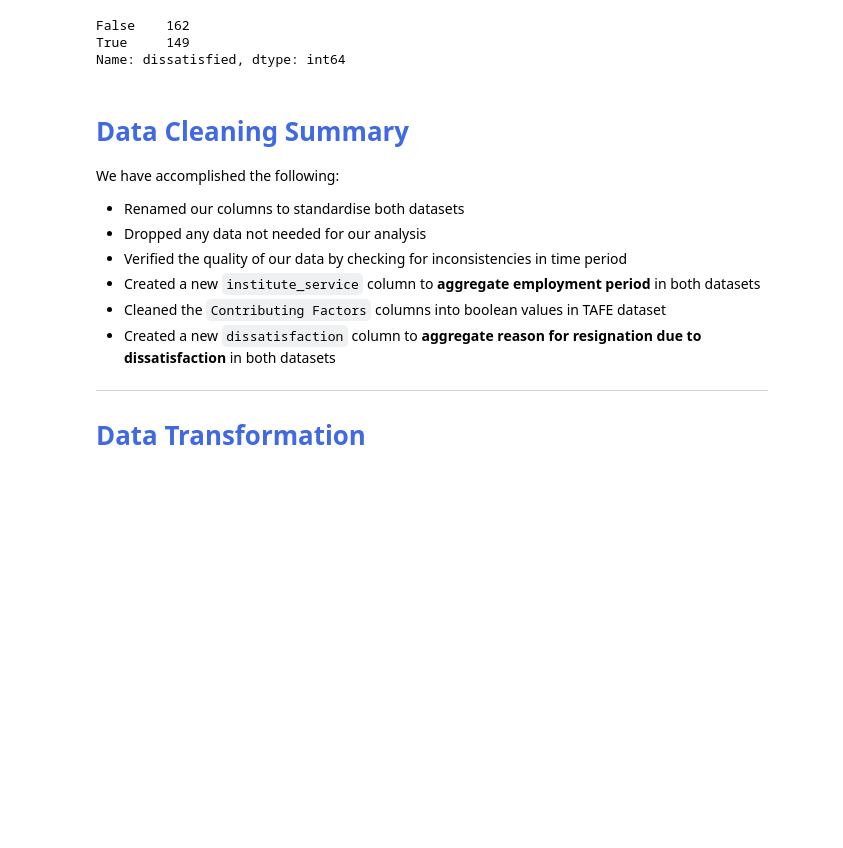
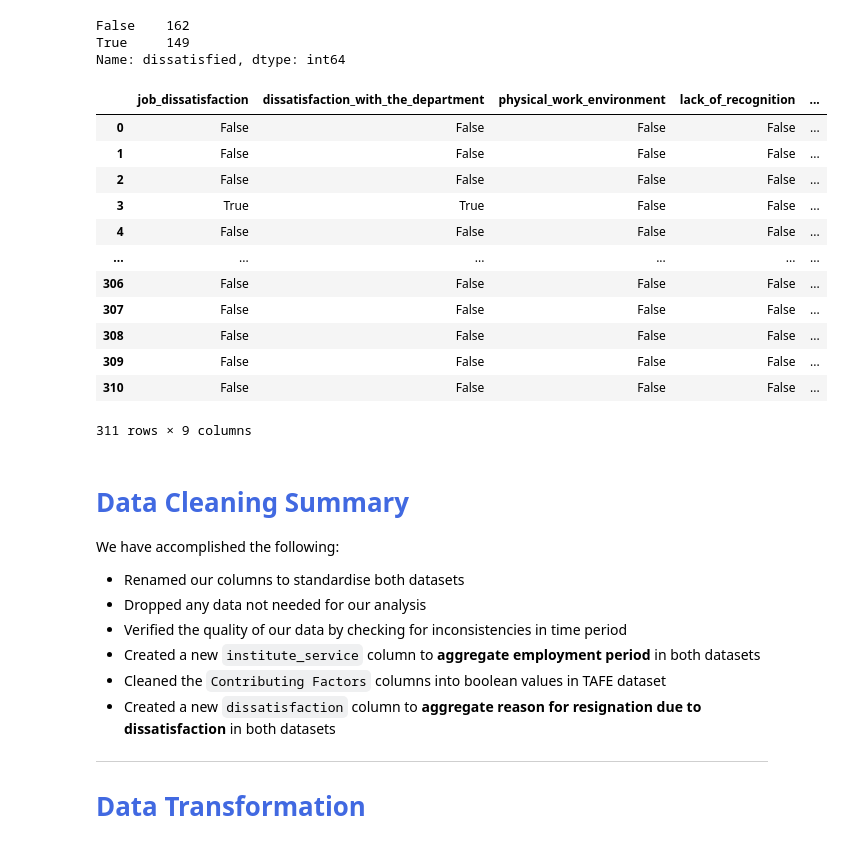
Before and after one commit to yanchooy/exitsurvey, a Jupyter notebook: exit survey.ipynb, the cells around one changed output. Cells and saved outputs as stored; diff of their text form; code cells hidden in the pictures; blank space fills up the shorter version.

```diff
--- a/exit survey.ipynb
+++ b/exit survey.ipynb
@@ -602,6 +602,22 @@ dete_resignations_up['dissatisfied'].value_counts()
 False    162
 True     149
 Name: dissatisfied, dtype: int64
+# %%
+dete_resignations_up[columns_list]
+# %% [output]
+|  | job_dissatisfaction | dissatisfaction_with_the_department | physical_work_environment | lack_of_recognition | ... |
+| 0 | False | False | False | False | ... |
+| 1 | False | False | False | False | ... |
+| 2 | False | False | False | False | ... |
+| 3 | True | True | False | False | ... |
+| 4 | False | False | False | False | ... |
+| ... | ... | ... | ... | ... | ... |
+| 306 | False | False | False | False | ... |
+| 307 | False | False | False | False | ... |
+| 308 | False | False | False | False | ... |
+| 309 | False | False | False | False | ... |
+| 310 | False | False | False | False | ... |
+311 rows × 9 columns
 # %% [markdown]
 # <font color='royalblue'>Data Cleaning Summary</font>
 
```
Also changed, not shown: parts of 13 cells of this notebook.
